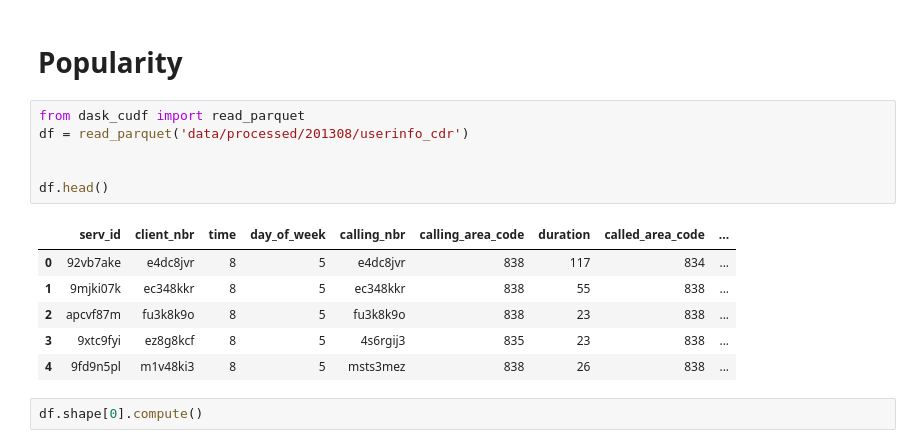
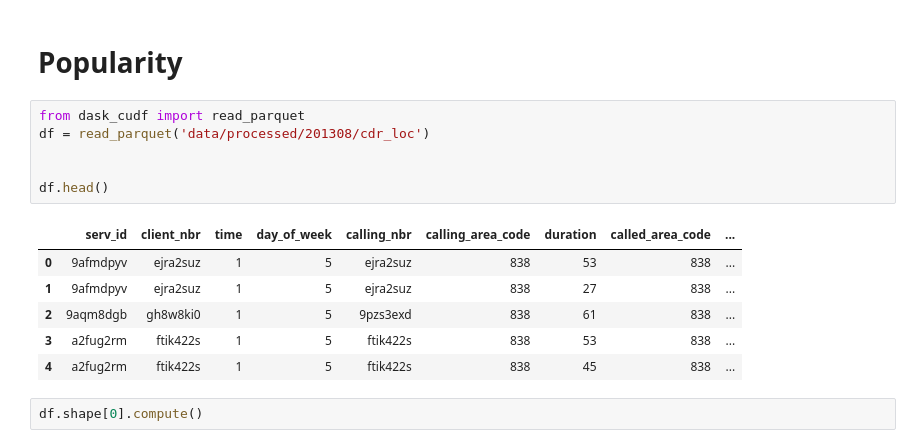
Before and after one commit to githubjacky/telecom, a Jupyter notebook: notebooks/inspect_cdrloc_201308.ipynb, the cells around one changed output. Drawn from its saved outputs; the diff is of its cells as text.

```diff
--- a/notebooks/inspect_cdrloc_201308.ipynb
+++ b/notebooks/inspect_cdrloc_201308.ipynb
@@ -113,17 +111,17 @@ EsriWorldDarkGrayBase', 'EsriWorldDarkGrayReference', 'EsriWorldHillshade', 'Esr
 # Popularity
 # %%
 from dask_cudf import read_parquet
-df = read_parquet('data/processed/201308/userinfo_cdr')
+df = read_parquet('data/processed/201308/cdr_loc')
 
 
 df.head()
 # %% [output]
 |  | serv_id | client_nbr | time | day_of_week | calling_nbr | calling_area_code | duration | called_area_code | ... |
-| 0 | 92vb7ake | e4dc8jvr | 8 | 5 | e4dc8jvr | 838 | 117 | 834 | ... |
-| 1 | 9mjki07k | ec348kkr | 8 | 5 | ec348kkr | 838 | 55 | 838 | ... |
-| 2 | apcvf87m | fu3k8k9o | 8 | 5 | fu3k8k9o | 838 | 23 | 838 | ... |
-| 3 | 9xtc9fyi | ez8g8kcf | 8 | 5 | 4s6rgij3 | 835 | 23 | 838 | ... |
-| 4 | 9fd9n5pl | m1v48ki3 | 8 | 5 | msts3mez | 838 | 26 | 838 | ... |
+| 0 | 9afmdpyv | ejra2suz | 1 | 5 | ejra2suz | 838 | 53 | 838 | ... |
+| 1 | 9afmdpyv | ejra2suz | 1 | 5 | ejra2suz | 838 | 27 | 838 | ... |
+| 2 | 9aqm8dgb | gh8w8ki0 | 1 | 5 | 9pzs3exd | 838 | 61 | 838 | ... |
+| 3 | a2fug2rm | ftik422s | 1 | 5 | ftik422s | 838 | 53 | 838 | ... |
+| 4 | a2fug2rm | ftik422s | 1 | 5 | ftik422s | 838 | 45 | 838 | ... |
 # %%
 df.shape[0].compute()
 # %% [output]
```
Also changed, not shown: parts of 2 cells of this notebook, 3 other files.
